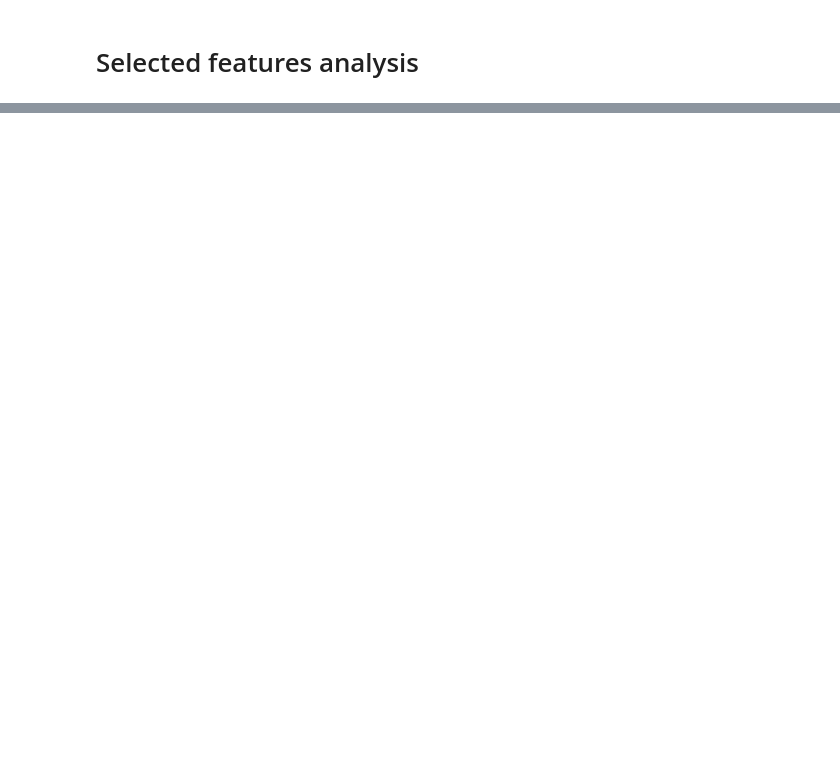
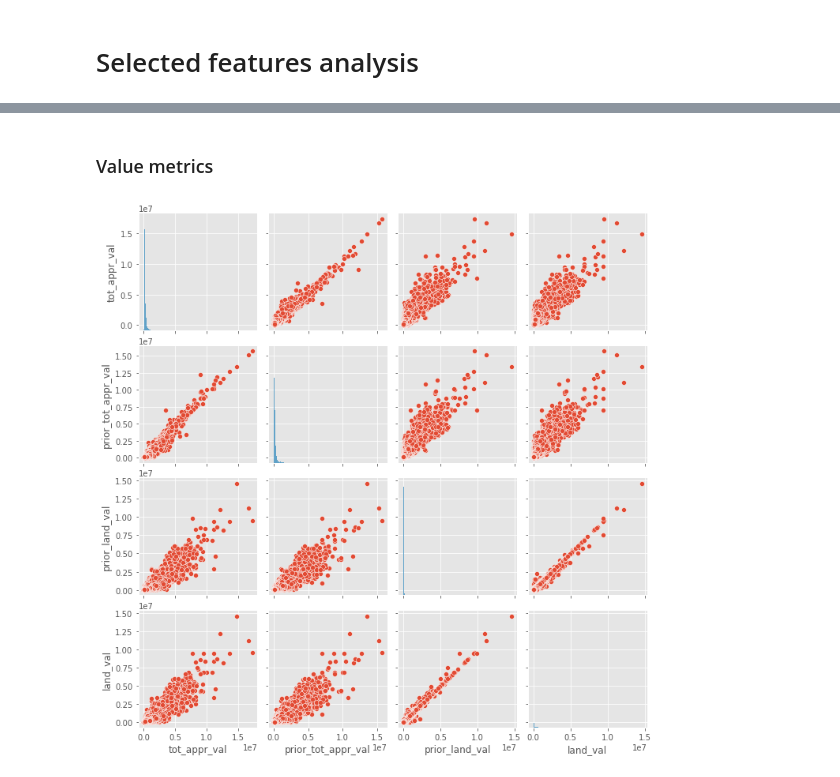
Before and after one commit to RafaelPinto/hcad_pred, a Jupyter notebook: notebooks/01_Exploratory/2.0-rp-hcad-eda.ipynb, the cells around one changed output, grey strips where cells are left out. Saved outputs shown, nothing was run; the diff lists cells and outputs as text; code cells hidden in the pictures; blank space fills up the shorter version.

```diff
--- a/notebooks/01_Exploratory/2.0-rp-hcad-eda.ipynb
+++ b/notebooks/01_Exploratory/2.0-rp-hcad-eda.ipynb
@@ -180,0 +229,13 @@ Is there a strong association between the different appraised values?
+# %% [markdown]
+### Value metrics
+# %%
+values = [
+    'tot_appr_val',
+    'prior_tot_appr_val',
+    'prior_land_val',
+    'land_val',
+]
+# %%
+_ = sns.pairplot(comps.loc[:, values])
+# %% [output]
+[figure, added]
```
Also changed, not shown: parts of 81 cells of this notebook, 2 other files.
